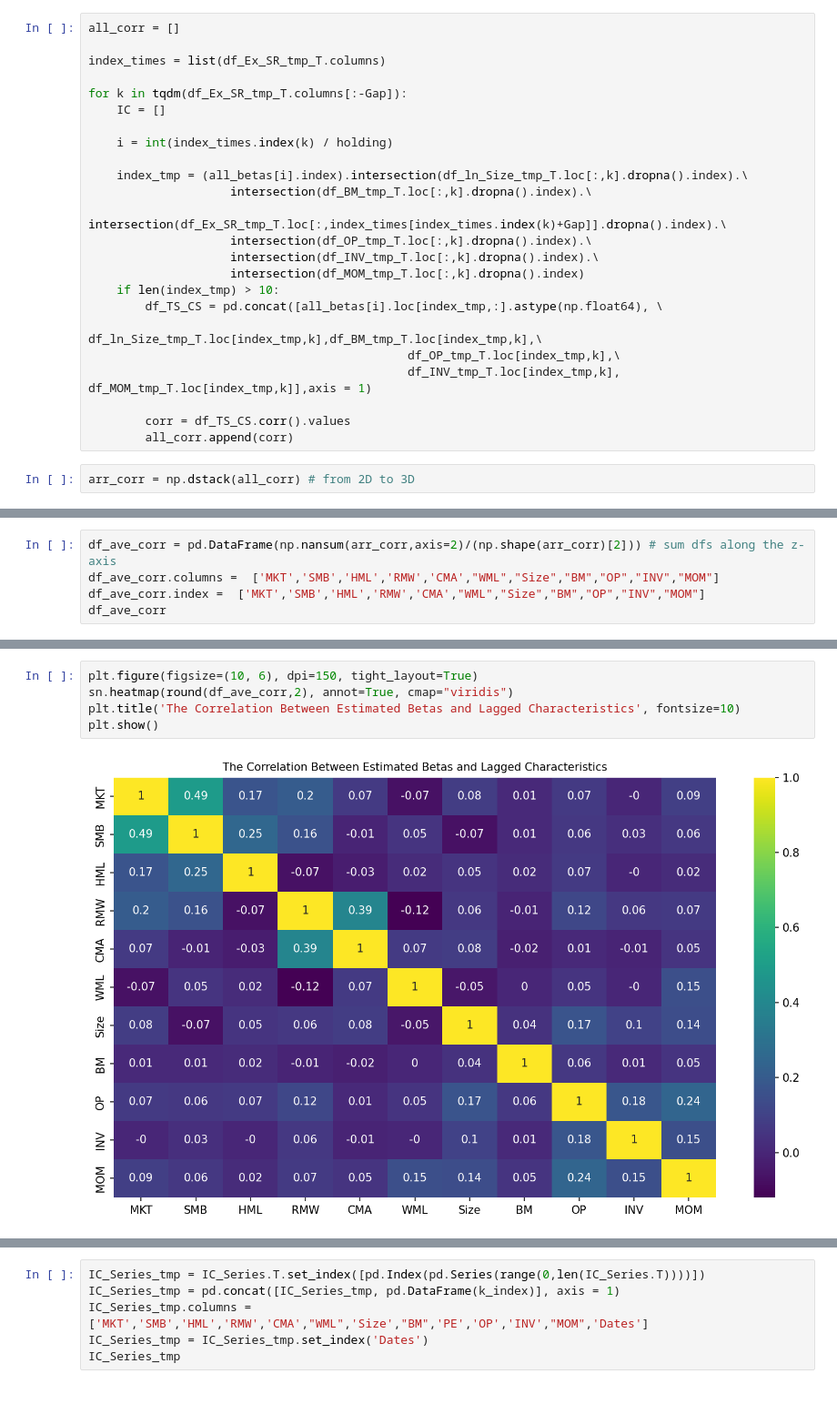
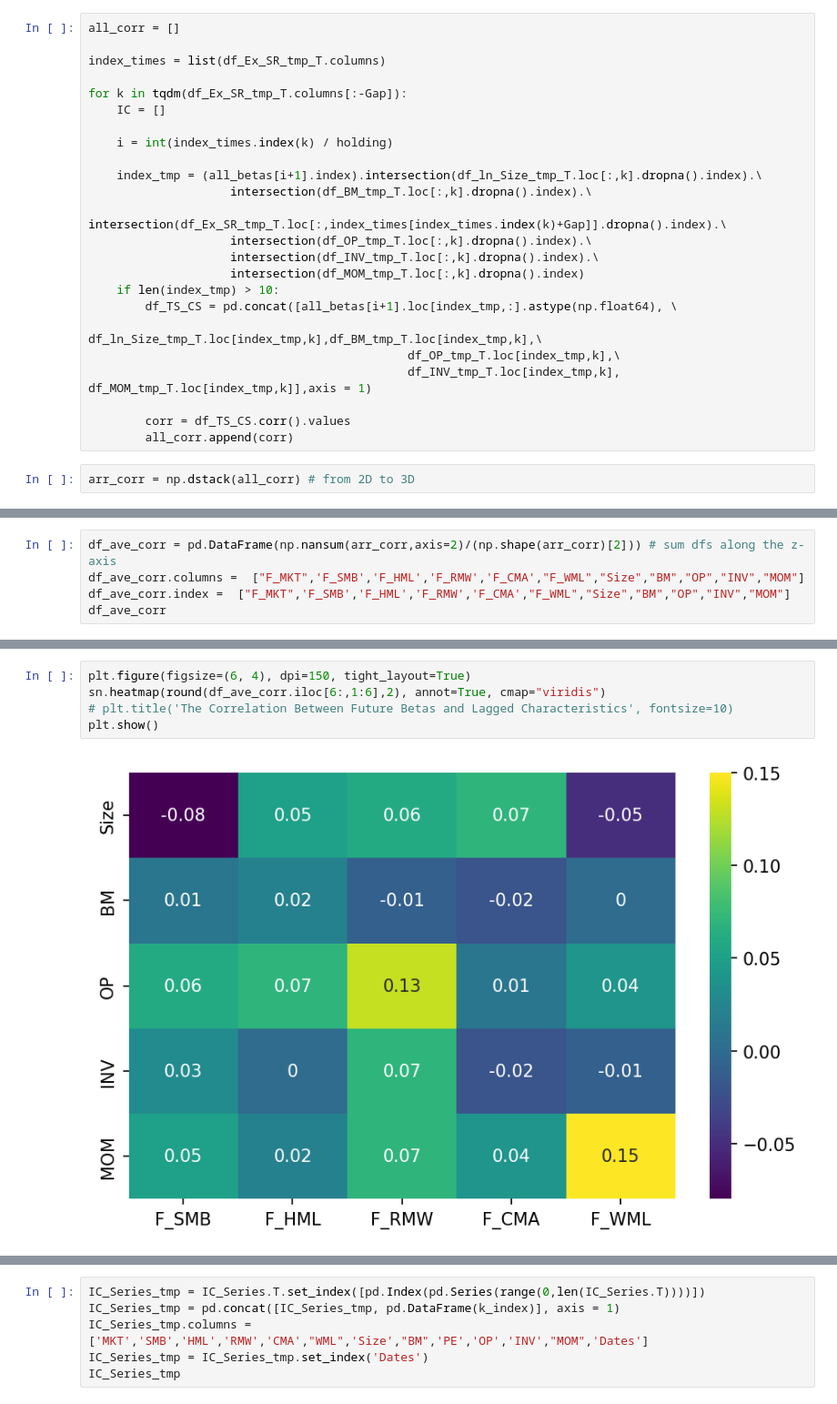
Before and after one commit to runxinlin/Research_Codes_2021, a Jupyter notebook: Python/IC & ICIR.ipynb, the cells around one changed output, grey strips where cells are left out. Shown at 91% size. Drawn from its saved outputs; the diff is of its cells as text.

```diff
--- a/Python/IC & ICIR.ipynb
+++ b/Python/IC & ICIR.ipynb
@@ -343,14 +327,14 @@ for k in tqdm(df_Ex_SR_tmp_T.columns[:-Gap]):
 
     i = int(index_times.index(k) / holding)
 
-    index_tmp = (all_betas[i].index).intersection(df_ln_Size_tmp_T.loc[:,k].dropna().index).\
+    index_tmp = (all_betas[i+1].index).intersection(df_ln_Size_tmp_T.loc[:,k].dropna().index).\
                     intersection(df_BM_tmp_T.loc[:,k].dropna().index).\
                     intersection(df_Ex_SR_tmp_T.loc[:,index_times[index_times.index(k)+Gap]].dropna().index).\
                     intersection(df_OP_tmp_T.loc[:,k].dropna().index).\
                     intersection(df_INV_tmp_T.loc[:,k].dropna().index).\
                     intersection(df_MOM_tmp_T.loc[:,k].dropna().index)
     if len(index_tmp) > 10:
-        df_TS_CS = pd.concat([all_betas[i].loc[index_tmp,:].astype(np.float64), \
+        df_TS_CS = pd.concat([all_betas[i+1].loc[index_tmp,:].astype(np.float64), \
                                              df_ln_Size_tmp_T.loc[index_tmp,k],df_BM_tmp_T.loc[index_tmp,k],\
                                              df_OP_tmp_T.loc[index_tmp,k],\
                                              df_INV_tmp_T.loc[index_tmp,k], df_MOM_tmp_T.loc[index_tmp,k]],axis = 1)
@@ -377,6 +361,6 @@ pd.DataFrame(arr_corr[:,:,0])
 # %%
 df_ave_corr = pd.DataFrame(np.nansum(arr_corr,axis=2)/(np.shape(arr_corr)[2])) # sum dfs along the z-axis
-df_ave_corr.columns =  ['MKT','SMB','HML','RMW','CMA',"WML","Size","BM","OP","INV","MOM"]
-df_ave_corr.index =  ['MKT','SMB','HML','RMW','CMA',"WML","Size","BM","OP","INV","MOM"]
+df_ave_corr.columns =  ["F_MKT",'F_SMB','F_HML','F_RMW','F_CMA',"F_WML","Size","BM","OP","INV","MOM"]
+df_ave_corr.index =  ["F_MKT",'F_SMB','F_HML','F_RMW','F_CMA',"F_WML","Size","BM","OP","INV","MOM"]
 df_ave_corr
 # %% [output]
@@ -395,7 +379,7 @@ df_ave_corr
 # %%
-plt.figure(figsize=(10, 6), dpi=150, tight_layout=True)
-sn.heatmap(round(df_ave_corr,2), annot=True, cmap="viridis")
-plt.title('The Correlation Between Estimated Betas and Lagged Characteristics', fontsize=10)
+plt.figure(figsize=(6, 4), dpi=150, tight_layout=True)
+sn.heatmap(round(df_ave_corr.iloc[6:,1:6],2), annot=True, cmap="viridis")
+# plt.title('The Correlation Between Future Betas and Lagged Characteristics', fontsize=10)
 plt.show()
 # %% [output]
-[figure, old version]
+[figure, new version]
```
Also changed, not shown: parts of 11 cells of this notebook, 11 other files.
